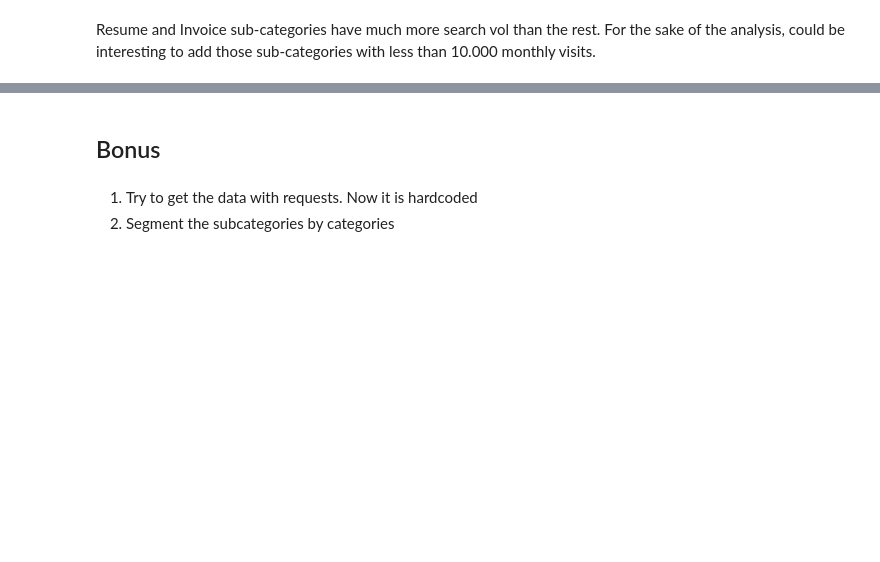
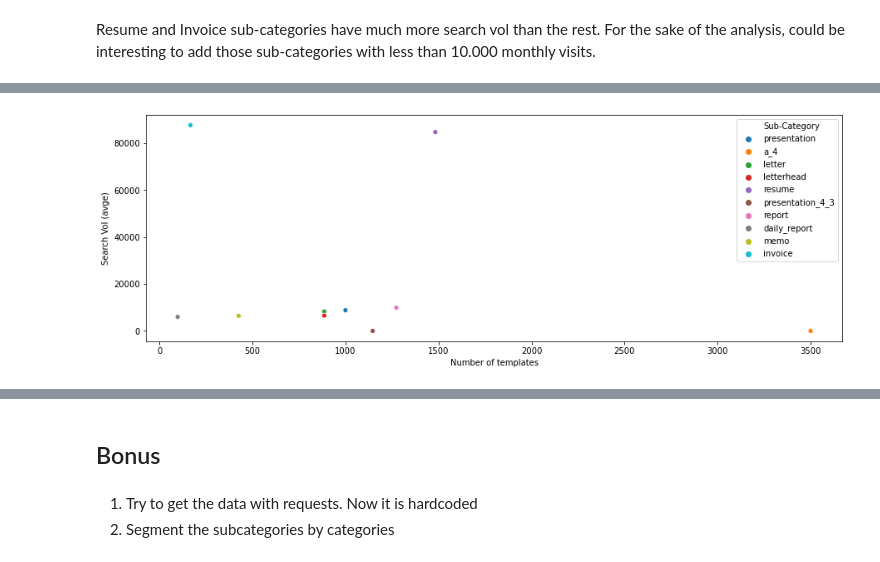
Before and after one commit to pepenunez/product-analytics, a Jupyter notebook: data-gathering.ipynb, the cells around one changed output, grey strips where cells are left out. Cells and saved outputs as stored; diff of their text form; code cells hidden in the pictures; blank space fills up the shorter version.

```diff
--- a/data-gathering.ipynb
+++ b/data-gathering.ipynb
@@ -266,3 +310,11 @@ TypeError: merge() got an unexpected keyword argument 'agg'
 # Combine all searches and find the trend.
 # We will be able to compare each sub_category with the overall trend
 # Statistical analysis
+# %%
+sub_dic_gp['Total'] = pd.DataFrame(columns=['Date', 'Search Vol'])
+
+# Concat all DataFrames into one
+for sub in sub_dic:
+    sub_dic_gp['Total'] = pd.concat([sub_dic_gp['Total'], sub_dic[sub]])
+
+sub_dic_gp['Total'] = sub_dic_gp['Total'].groupby('Date', as_index=False).agg('sum')
@@ -268,0 +356,8 @@ TypeError: merge() got an unexpected keyword argument 'agg'
+# %%
+corr = pd.DataFrame(columns=['Sub-Category', 'Search Vol (avge)', 'Number of templates'])
+
+corr['Sub-Category'] = sub_dic.keys()
+corr['Search Vol (avge)'] = [int(sub_dic[sub]['Search Vol'].mean()) for sub in sub_dic]
+corr['Number of templates'] = [int(sub_dic[sub]['Number of templates'].mean()) for sub in sub_dic]
+
+corr
@@ -268,0 +376,10 @@ TypeError: merge() got an unexpected keyword argument 'agg'
+# %%
+# Scatter plot to infere if it makes sense to calculate the fitted line
+plt.figure(figsize=(15,5))
+
+sns.scatterplot(data=corr,
+                x='Number of templates',
+                y='Search Vol (avge)',
+                hue='Sub-Category');
+# %% [output]
+[figure, added]
```
Also changed, not shown: parts of 27 cells of this notebook.
